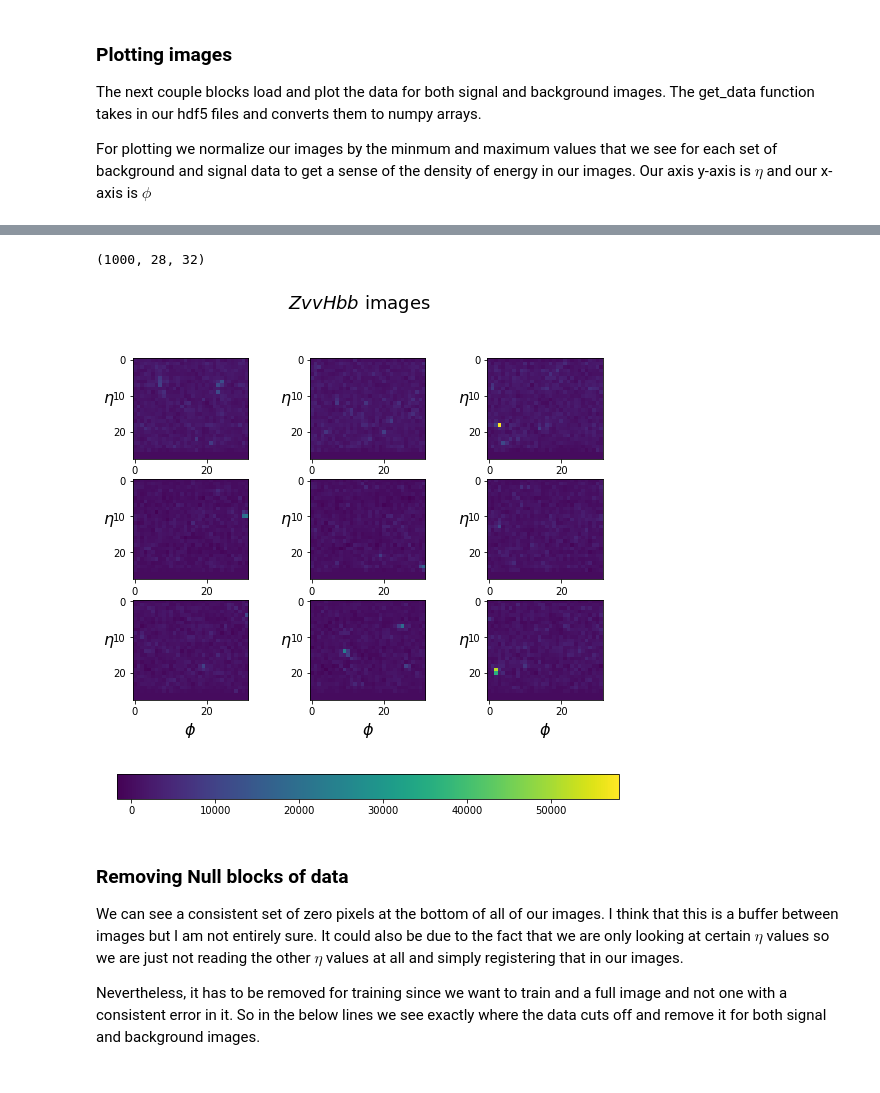
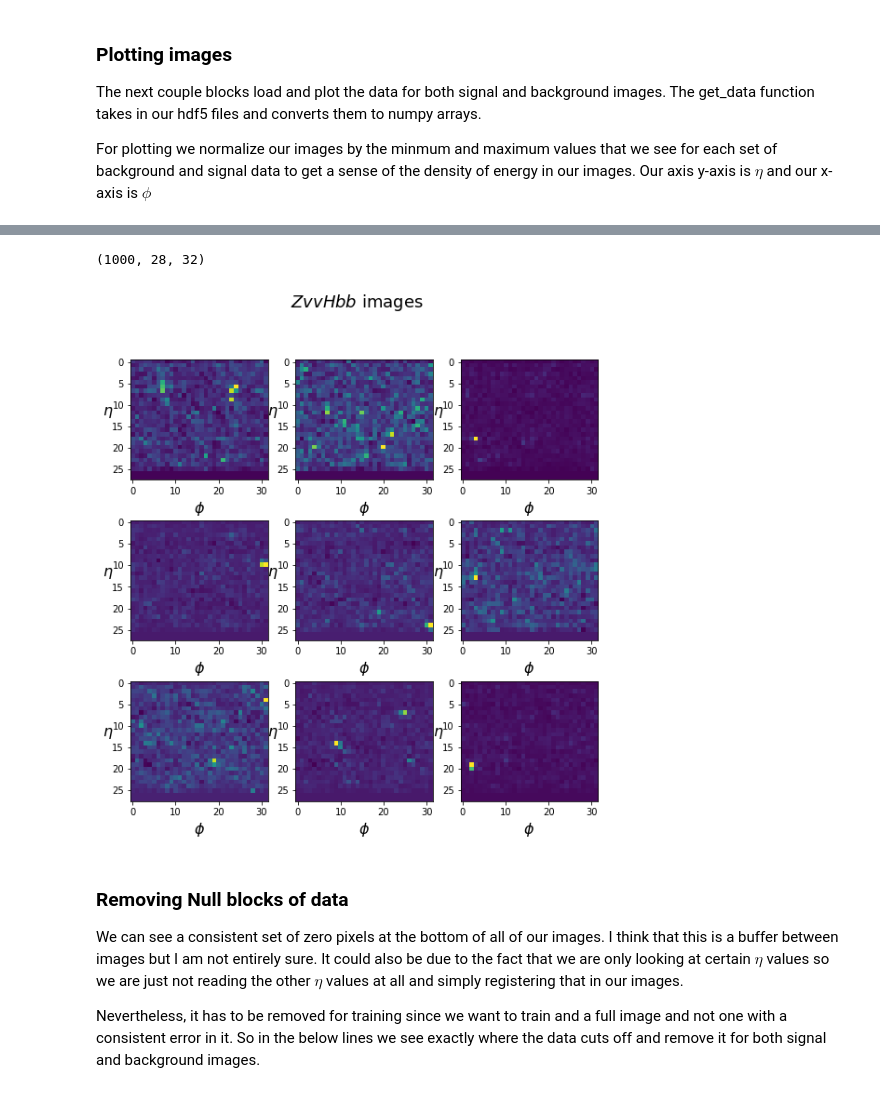
Before and after one commit to bwwarren/SignalBackgroundTraining, a Jupyter notebook: Training/Visualization.ipynb, the cells around one changed output, grey strips where cells are left out. Saved outputs shown, nothing was run; the diff lists cells and outputs as text; code cells hidden in the pictures.

```diff
--- a/Training/Visualization.ipynb
+++ b/Training/Visualization.ipynb
@@ -151,69 +115,34 @@ axarr[2,2].set_ylabel("$\eta$ ", fontsize=16).set_rotation(0)
 
 axarr[0,0].set_xlabel("$\phi$", fontsize=16)
 axarr[0,1].set_xlabel("$\phi$", fontsize=16)
 axarr[0,2].set_xlabel("$\phi$", fontsize=16)
 
 axarr[1,0].set_xlabel("$\phi$", fontsize=16)
 axarr[1,1].set_xlabel("$\phi$", fontsize=16)
 axarr[1,2].set_xlabel("$\phi$", fontsize=16)
 
 axarr[2,0].set_xlabel("$\phi$", fontsize=16)
 axarr[2,1].set_xlabel("$\phi$", fontsize=16)
 axarr[2,2].set_xlabel("$\phi$", fontsize=16)
 
 
-vmin = min(gTowerEt_signal[0].min(),
-           gTowerEt_signal[1].min(),
-           gTowerEt_signal[2].min(),
-           gTowerEt_signal[3].min(),
-           gTowerEt_signal[4].min(),
-           gTowerEt_signal[5].min(),
-           gTowerEt_signal[6].min(),
-           gTowerEt_signal[7].min(),
-           gTowerEt_signal[8].min(),
-           )
-
-vmax = max(gTowerEt_signal[0].max(),
-           gTowerEt_signal[1].max(),
-           gTowerEt_signal[2].max(),
-           gTowerEt_signal[3].max(),
-           gTowerEt_signal[4].max(),
-           gTowerEt_signal[5].max(),
-           gTowerEt_signal[6].max(),
-           gTowerEt_signal[7].max(),
-           gTowerEt_signal[8].max()
-          )
-
 g0 = axarr[0,0].imshow(gTowerEt_signal[0])
 g1 = axarr[0,1].imshow(gTowerEt_signal[1])
 g2 = axarr[0,2].imshow(gTowerEt_signal[2])
 
 g3 = axarr[1,0].imshow(gTowerEt_signal[3])
 g4 = axarr[1,1].imshow(gTowerEt_signal[4])
 g5 = axarr[1,2].imshow(gTowerEt_signal[5])
 
 g6 = axarr[2,0].imshow(gTowerEt_signal[6])
 g7 = axarr[2,1].imshow(gTowerEt_signal[7])
 g8 = axarr[2,2].imshow(gTowerEt_signal[8])
 
-norm = colors.Normalize(vmin=vmin, vmax=vmax)
-
-g0.set_norm(norm)
-g1.set_norm(norm)
-g2.set_norm(norm)
-g3.set_norm(norm)
-g4.set_norm(norm)
-g5.set_norm(norm)
-g6.set_norm(norm)
-g7.set_norm(norm)
-g8.set_norm(norm)
-
-g.colorbar(g0, ax = axarr, orientation='horizontal')
 
 plt.show()
 # %% [output]
 (1000, 28, 32)
-[figure, old version]
+[figure, new version]
 # %% [markdown]
 ### Removing Null blocks of data
 We can see a consistent set of zero pixels at the bottom of all of our images. I think that this is a buffer between images but I am not entirely sure. It could also be due to the fact that we are only looking at certain $\eta$ values so we are just not reading the other $\eta$ values at all and simply registering that in our images.
```
Also changed, not shown: parts of 3 cells of this notebook, 3 other files.
